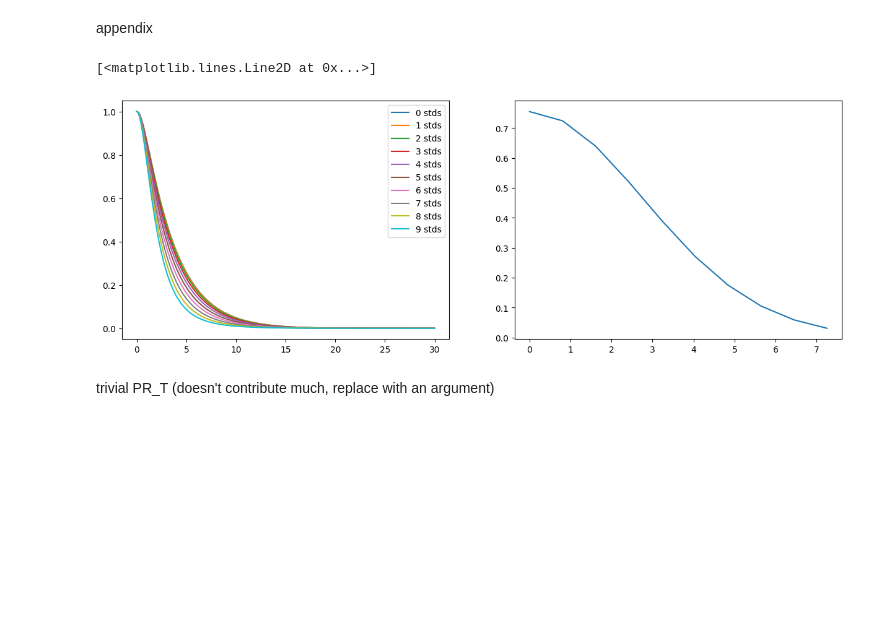
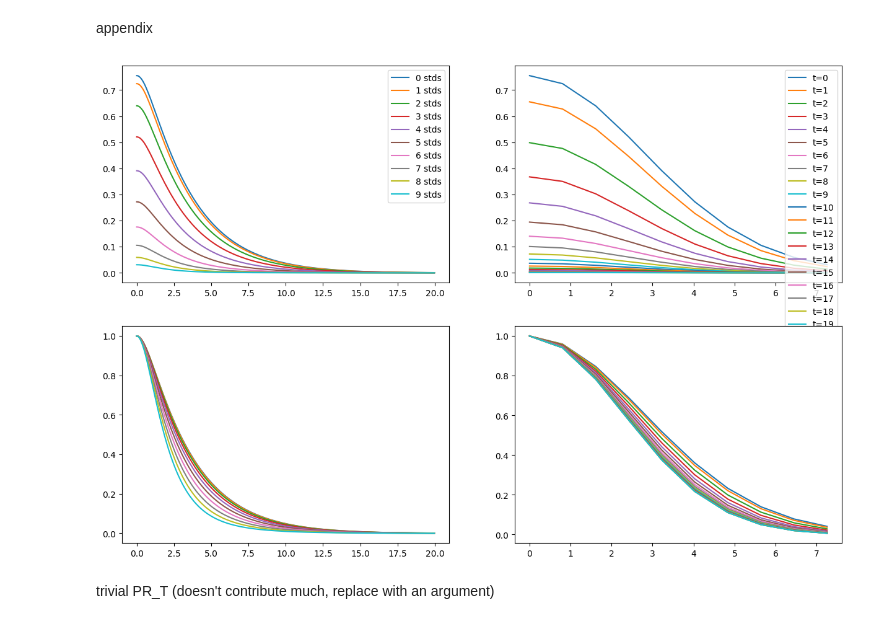
Before and after one commit to zhaoz0314/random-EI, a Jupyter notebook: pseudospatial/predictions.ipynb, the cells around one changed output. Drawn from its saved outputs; the diff is of its cells as text; code cells hidden in the pictures; blank space fills up the shorter version.

```diff
--- a/pseudospatial/predictions.ipynb
+++ b/pseudospatial/predictions.ipynb
@@ -582,39 +582,50 @@ def r_acov_s_fct(n_acov, mean_h_s, g_tanh = "out",
       num_integral_fct(
         jnp.tanh(factor_in * (
           jnp.sqrt(n_var - n_acov) * jnp.expand_dims(iv_s, (0, 1, 2))
           + jnp.sqrt(n_acov) * jnp.expand_dims(iv_s, (0, 1, 3))
           + mean_h_s))
         * sta_gau_fct(iv_s), num_fct_resolution) ** 2
       * sta_gau_fct(iv_s), num_fct_resolution)
     - jnp.squeeze(
       num_integral_fct(
         jnp.tanh(factor_in * (
           jnp.sqrt(n_var) * jnp.expand_dims(iv_s, (0, 1, 2))
           + mean_h_s))
         * sta_gau_fct(iv_s), num_fct_resolution), axis = 2) ** 2)
   return(r_acov_s)
 
 test_ext_unscaled_std_idx = 2
-test_step_n = 30 * 30
+test_step_n = 20 * 30
 test_mean_h_n = 10
 
 test_mean_m_var = m_acov_s[test_ext_unscaled_std_idx][1, -1]
 test_mean_h_s = (jnp.sqrt(ext_unscaled_std_s[test_ext_unscaled_std_idx] ** 2 + test_mean_m_var ** 2)
                  * jnp.arange(test_mean_h_n)) # can - test_mean_h_n / 2 to verify even
 test_n_acov = m_acov_s[test_ext_unscaled_std_idx][1, :test_step_n] - test_mean_m_var
 test_r_acov_s = r_acov_s_fct(test_n_acov, test_mean_h_s)
 
 
-[fig, subfig_s] = plt.subplots(1, 2, figsize = (15,5), squeeze = False)
+[fig, subfig_s] = plt.subplots(2, 2, figsize = (15,10), squeeze = False)
 for test_mean_h_idx in range(test_mean_h_n):
   subfig_s[0, 0].plot(m_acov_s[test_ext_unscaled_std_idx][0, :test_step_n],
+                      test_r_acov_s[test_mean_h_idx],
+                      label = "{:n} stds".format(test_mean_h_idx))
+subfig_s[0, 0].legend()
+for test_step_idx in range(test_step_n // 30):
+  subfig_s[0, 1].plot(test_mean_h_s,
+                      test_r_acov_s[:, test_step_idx * 30],
+                      label = "t={:n}".format(test_step_idx))
+subfig_s[0, 1].legend()
+for test_mean_h_idx in range(test_mean_h_n):
+  subfig_s[1, 0].plot(m_acov_s[test_ext_unscaled_std_idx][0, :test_step_n],
                       test_r_acov_s[test_mean_h_idx] / test_r_acov_s[test_mean_h_idx, 0],
                       label = "{:n} stds".format(test_mean_h_idx))
-subfig_s[0, 0].legend()
-subfig_s[0, 1].plot(test_mean_h_s, test_r_acov_s[:, 0])
+for test_step_idx in range(test_step_n // 30):
+  subfig_s[1, 1].plot(test_mean_h_s,
+                      test_r_acov_s[:, test_step_idx * 30] / test_r_acov_s[0, test_step_idx * 30],
+                      label = "t={:n}".format(test_step_idx))
 # %% [output]
-[<matplotlib.lines.Line2D at 0x...>]
-[figure, old version]
+[figure, new version]
 # %% [markdown]
 trivial PR_T (doesn't contribute much, replace with an argument)
 # %%
```
Also changed, not shown: parts of 2 cells of this notebook.
